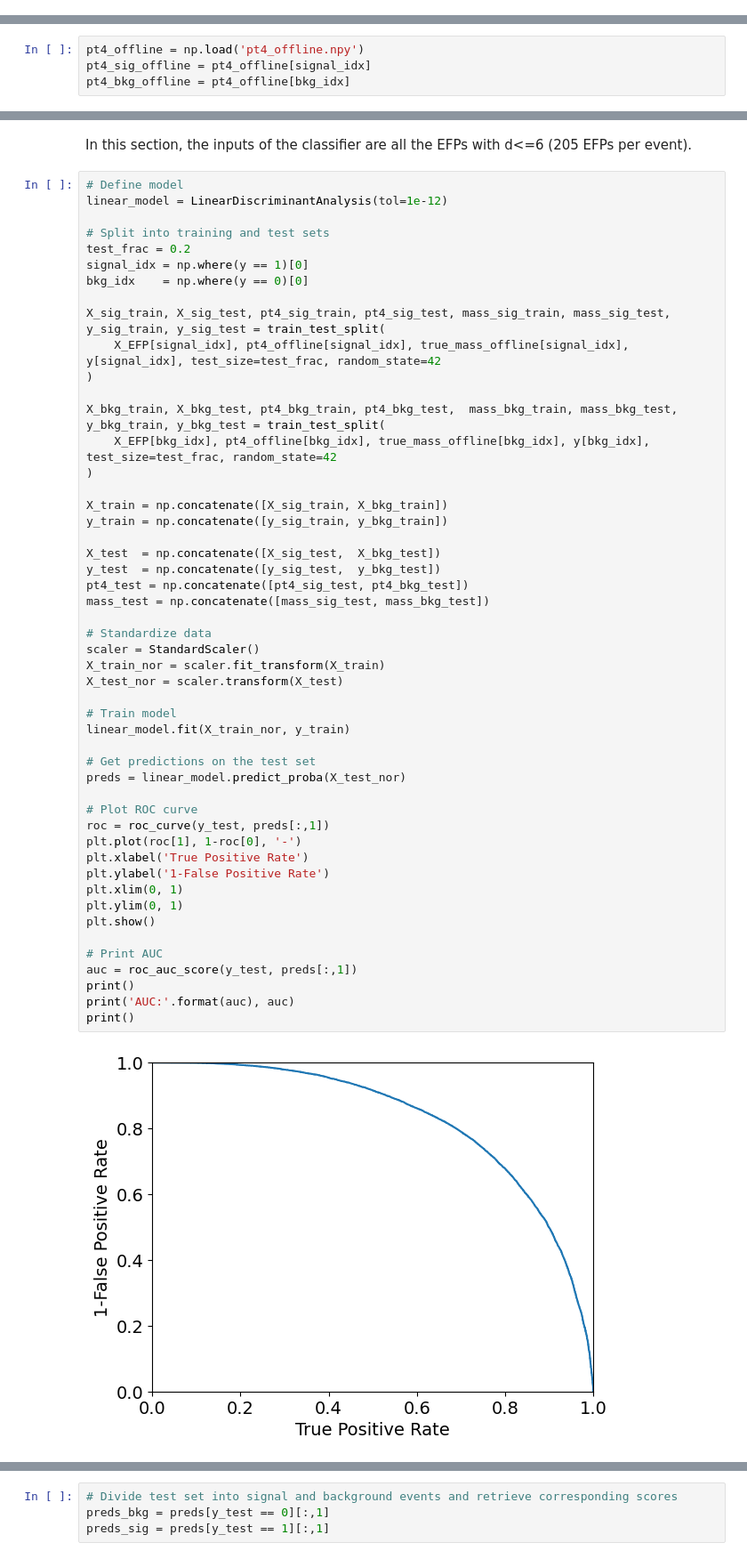
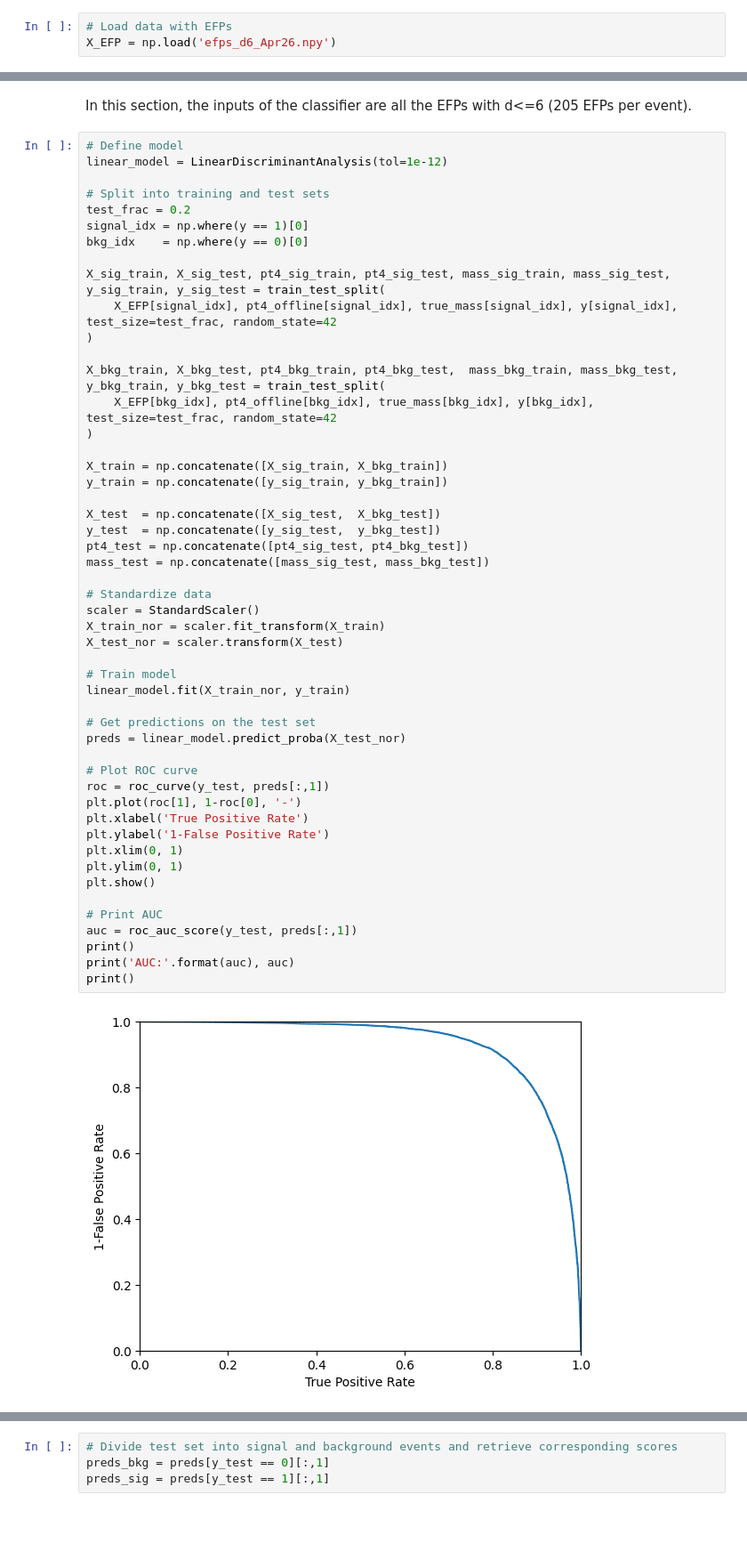
Before and after one commit to aritafc/energy-flow-analysis, a Jupyter notebook: Offline_L1Trigger_Jets.ipynb, the cells around one changed output, grey strips where cells are left out. Shown at 89% size. Drawn from its saved outputs; the diff is of its cells as text; blank space fills up the shorter version.

```diff
--- a/Offline_L1Trigger_Jets.ipynb
+++ b/Offline_L1Trigger_Jets.ipynb
@@ -812,3 +793,6 @@ X_EFP = np.concatenate([X_dim5, X_dim6], axis=1) # EFPs with d<=6
+# %%
+# Load data with EFPs
+X_EFP = np.load('efps_d6_Apr26.npy')
 # %%
 # Create arrays with the labels
 bkg_labels = np.zeros(len(background))
@@ -1472,4 +1040,0 @@ AUC: 0.8980908151
-# %%
-pt4_offline = np.load('pt4_offline.npy')
-pt4_sig_offline = pt4_offline[signal_idx]
-pt4_bkg_offline = pt4_offline[bkg_idx]
@@ -1770,11 +1130,11 @@ signal_idx = np.where(y == 1)[0]
 bkg_idx    = np.where(y == 0)[0]
 
 X_sig_train, X_sig_test, pt4_sig_train, pt4_sig_test, mass_sig_train, mass_sig_test, y_sig_train, y_sig_test = train_test_split(
-    X_EFP[signal_idx], pt4_offline[signal_idx], true_mass_offline[signal_idx], y[signal_idx], test_size=test_frac, random_state=42
+    X_EFP[signal_idx], pt4_offline[signal_idx], true_mass[signal_idx], y[signal_idx], test_size=test_frac, random_state=42
 )
 
 X_bkg_train, X_bkg_test, pt4_bkg_train, pt4_bkg_test,  mass_bkg_train, mass_bkg_test, y_bkg_train, y_bkg_test = train_test_split(
-    X_EFP[bkg_idx], pt4_offline[bkg_idx], true_mass_offline[bkg_idx], y[bkg_idx], test_size=test_frac, random_state=42
+    X_EFP[bkg_idx], pt4_offline[bkg_idx], true_mass[bkg_idx], y[bkg_idx], test_size=test_frac, random_state=42
 )
 
 X_train = np.concatenate([X_sig_train, X_bkg_train])
@@ -1784,31 +1144,31 @@ X_test  = np.concatenate([X_sig_test,  X_bkg_test])
 y_test  = np.concatenate([y_sig_test,  y_bkg_test])
 pt4_test = np.concatenate([pt4_sig_test, pt4_bkg_test])
 mass_test = np.concatenate([mass_sig_test, mass_bkg_test])
 
 # Standardize data
 scaler = StandardScaler()
 X_train_nor = scaler.fit_transform(X_train)
 X_test_nor = scaler.transform(X_test)
 
 # Train model
 linear_model.fit(X_train_nor, y_train)
 
 # Get predictions on the test set
 preds = linear_model.predict_proba(X_test_nor)
 
 # Plot ROC curve
 roc = roc_curve(y_test, preds[:,1])
 plt.plot(roc[1], 1-roc[0], '-')
 plt.xlabel('True Positive Rate')
 plt.ylabel('1-False Positive Rate')
 plt.xlim(0, 1)
 plt.ylim(0, 1)
 plt.show()
 
 # Print AUC
 auc = roc_auc_score(y_test, preds[:,1])
 print()
 print('AUC:'.format(auc), auc)
 print()
 # %% [output]
-[figure, old version]
+[figure, new version]
```
Also changed, not shown: parts of 74 cells of this notebook, 1 other file.
